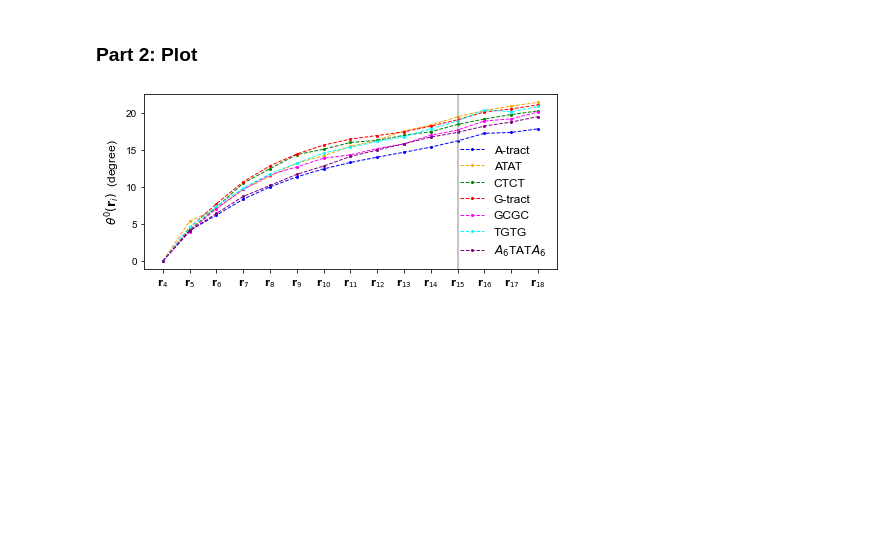
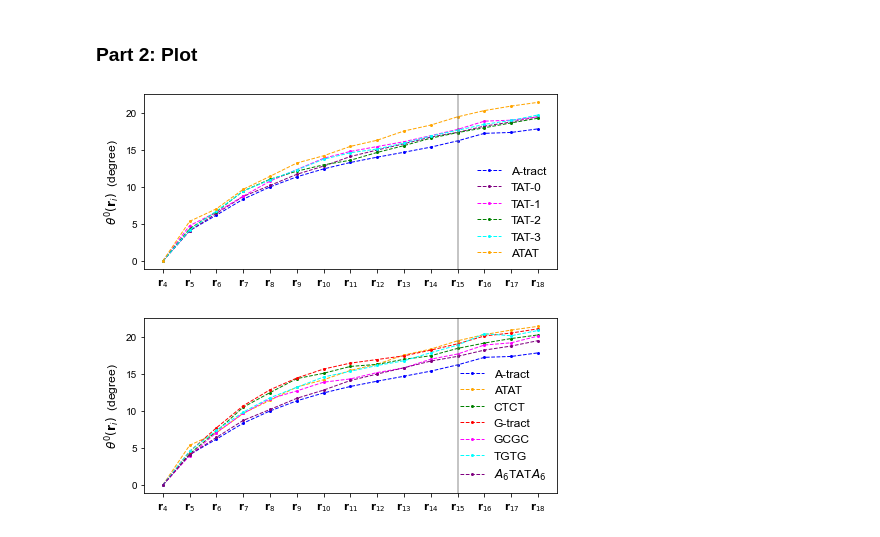
Before and after one commit to yizaochen/bentdna, a Jupyter notebook: notebooks/average_shape_theta_bar.ipynb, the cells around one changed output. Drawn from its saved outputs; the diff is of its cells as text; code cells hidden in the pictures; blank space fills up the shorter version.

Commit message:
A-tract and Junction Model finish

```diff
--- a/notebooks/average_shape_theta_bar.ipynb
+++ b/notebooks/average_shape_theta_bar.ipynb
@@ -37,5 +66,12 @@ df
 # %% [markdown]
 ### Part 2: Plot
+# %%
+fig, ax = agent.plot_a_junction()
+plt.tight_layout()
+plt.savefig('average_theta_a_junction.svg')
+plt.show()
+# %% [output]
+[figure, added]
 # %%
 fig, ax = agent.plot_main()
 plt.tight_layout()
```
Also changed, not shown: parts of 4 cells of this notebook, 3 other files.
